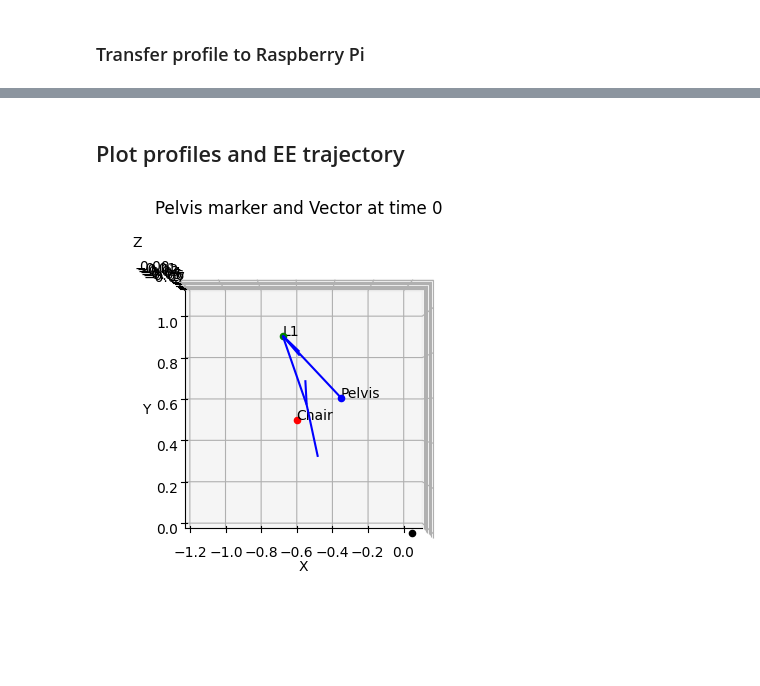
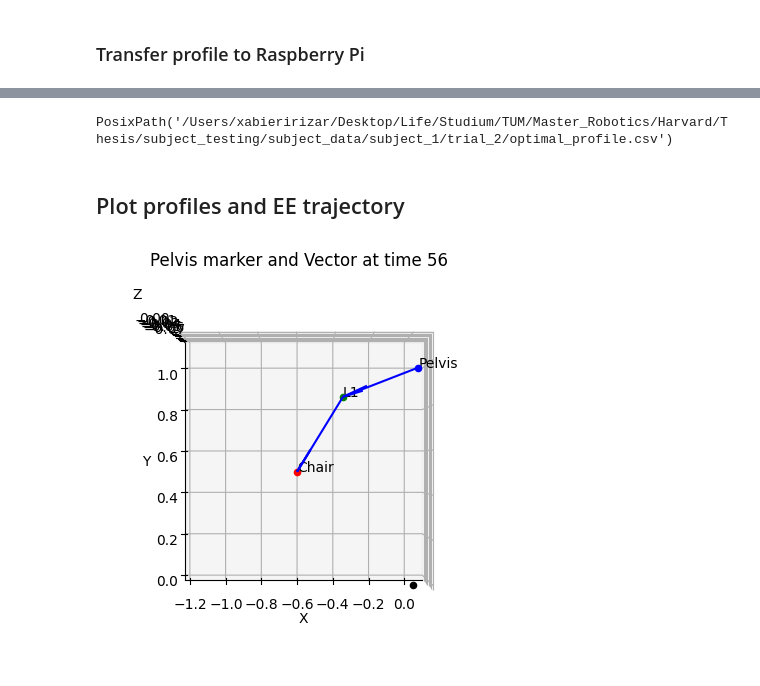
Before and after one commit to Harvard-Slade-Lab/assistive-arm, a Jupyter notebook: notebooks/optimal_length_torque.ipynb, the cells around one changed output, grey strips where cells are left out. Saved outputs shown, nothing was run; the diff lists cells and outputs as text; code cells hidden in the pictures; blank space fills up the shorter version.

```diff
--- a/notebooks/optimal_length_torque.ipynb
+++ b/notebooks/optimal_length_torque.ipynb
@@ -58,6 +66,7 @@ pelvis_marker = pelvis_marker[(pelvis_marker.Time >= 1.8) & (pelvis_marker.Time
 pelvis_marker.set_index("Time", inplace=True)
 new_index = pd.Index(np.arange(pelvis_marker.index.min(), pelvis_marker.index.max() + 0.025, step=0.025), name="Time")
 pelvis_marker_aligned = pelvis_marker.reindex(new_index, method="nearest")
+pelvis_marker_aligned = smooth_dataframe(pelvis_marker_aligned, window_size=5)
 # %% [markdown]
 ### Read assistive force profile
 # %%
@@ -114,8 +123,8 @@ for l1 in link_lengths_1:
         result = {
             'l1': l1,
             'l2': l2,
-            'tau_1': torques[:, 0],
-            'tau_2': torques[:, 1],
+            'tau_1': torques.tau_1,
+            'tau_2': torques.tau_2,
             'theta_1': joint_angles.theta_1,
             'theta_2': joint_angles.theta_2,
             'jacobians': jacobians,
@@ -126,8 +135,5 @@ Minimum total length:  0.8402363059070971
 # %% [markdown]
 ### Filter out infeasible torque profiles
-# %%
-def check_theta(series, theta_lims):
-    return series.apply(lambda x: theta_lims[0] <= x <= theta_lims[1]).all()
 # %%
 feasible_profiles = pd.DataFrame(results)
 feasible_profiles.dropna(inplace=True)
@@ -164,9 +170,10 @@ create_torque_plot(torques=torques, feasible_profiles=feasible_profiles, l1=l1,
 # %%
 rotate_90 = get_rotation_matrix(90)
 
-P_EE = np.array([l1*np.cos(theta_1) + l2*np.cos(theta_1 + theta_2), l1*np.sin(theta_1) + l2*np.sin(theta_1 + theta_2), theta_1 + theta_2])
-P_L1 = np.array([l1*np.cos(theta_1), l1*np.sin(theta_1), np.zeros(theta_1.shape)])\
+P_EE = np.array([l1*np.cos(theta_1) + l2*np.cos(theta_1 + theta_2), l1*np.sin(theta_1) + l2*np.sin(theta_1 + theta_2)])
+P_L1 = np.array([l1*np.cos(theta_1), l1*np.sin(theta_1)])
 
-optimal_profile['X'] = P_EE[0, :]
-optimal_profile['Y'] = P_EE[1, :]
-optimal_profile['theta_1_2'] = P_EE[2, :]
+P_L1 = pd.DataFrame(P_L1.T, columns=["X", "Y"], index=theta_1.index)
+P_EE = pd.DataFrame(P_EE.T, columns=["X", "Y"], index=theta_1.index)
+P_EE.columns = ["X", "Y"]
+P_L1.columns = ["X", "Y"]
@@ -254,3 +295,7 @@ scaled_torque_profile.to_csv(scaled_torque_path)
+# %%
+optimal_profile_path
+# %% [output]
+PosixPath('/Users/xabieririzar/Desktop/Life/Studium/TUM/Master_Robotics/Harvard/Thesis/subject_testing/subject_data/subject_1/trial_2/optimal_profile.csv')
 # %%
 timeout_limit = 5 #s
 
@@ -270,7 +315,10 @@ if exit_status != 0:
 # %%
 rotate_90 = get_rotation_matrix(90)
 
-timestep = 0
+P_EE['Z'] = 0
+P_L1['Z'] = 0
+
+timestep = 56
 plt.figure(figsize=(5, 5))
 ax = plt.axes(projection='3d')
 ax.view_init(azim=-90, elev=90)
@@ -278,42 +326,42 @@ ax.view_init(azim=-90, elev=90)
 pelvis_pos = pelvis_marker_aligned.iloc[timestep]
 pelvis_chair = pelvis_to_chair.iloc[timestep].T
 
-l1_vector = rotate_90 @ P_L1.T[timestep, :]
+l1_vector = rotate_90 @ P_L1.iloc[timestep].T
 l1_origin = pelvis_pos
 l1_pos = pelvis_pos + l1_vector
 
-l2_pos = rotate_90 @ P_EE.T[timestep, :]
+l2_pos = rotate_90 @ P_EE.iloc[timestep].T
 l2_origin = l1_pos
 l2_vector = l2_pos - l1_vector
 
 ee_pos = pelvis_pos + l2_pos
 
 ax.scatter(*pelvis_pos, color="b")
 ax.text(*pelvis_pos, "Pelvis")
 
 ax.scatter(*l1_pos, color="g")
 ax.text(*l1_pos, "L1")
 
 ax.scatter(*chair_position, color="r")
 ax.text(*chair_position, "Chair")
 
 origin = [0, 0, 0]
 ax.scatter(*origin, color="k")
 
 # ax.quiver(*pelvis_pos, *pelvis_chair, color="b")
 ax.quiver(*l1_origin, *l1_vector, color="b")
 ax.quiver(*l2_origin, *l2_vector, color="b")
 ax.set_xlim([-1.2, pelvis_marker_aligned.X.max()])
 ax.set_ylim([0, 1.1])
 
 ax.set_xlabel('X')
 ax.set_ylabel('Y')
 ax.set_zlabel('Z')
 ax.set_title('Pelvis marker and Vector at time {}'.format(timestep))
 
 plt.show()
 # %% [output]
-[figure, old version]
+[figure, new version]
 # %%
 fig, axs = plt.subplots(2, 2, figsize=(10, 5), sharex=True)
 fig.suptitle(f"L1: {float(l1):.2f} m, L2: {float(l2):.2f} m")
```
Also changed, not shown: parts of 33 cells of this notebook, 12 other files.
